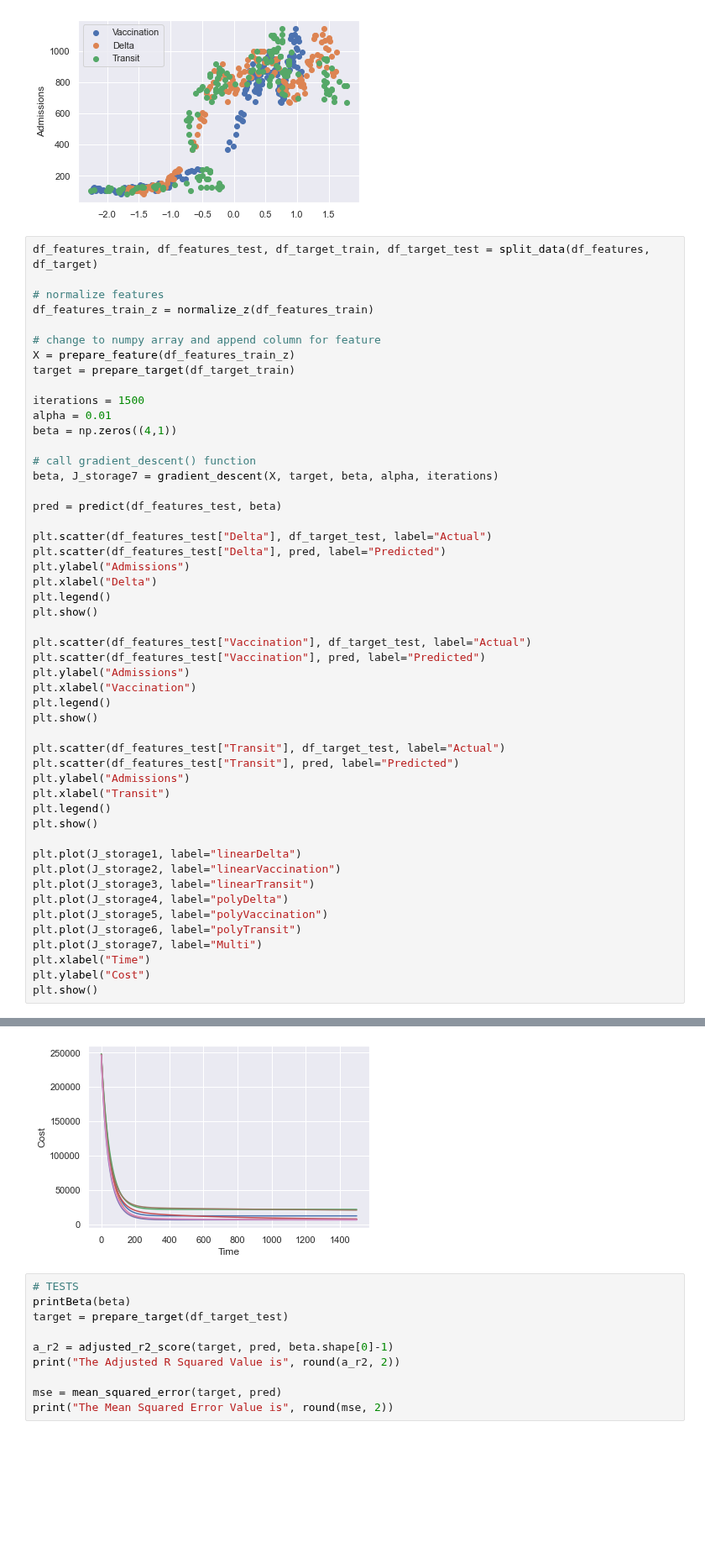
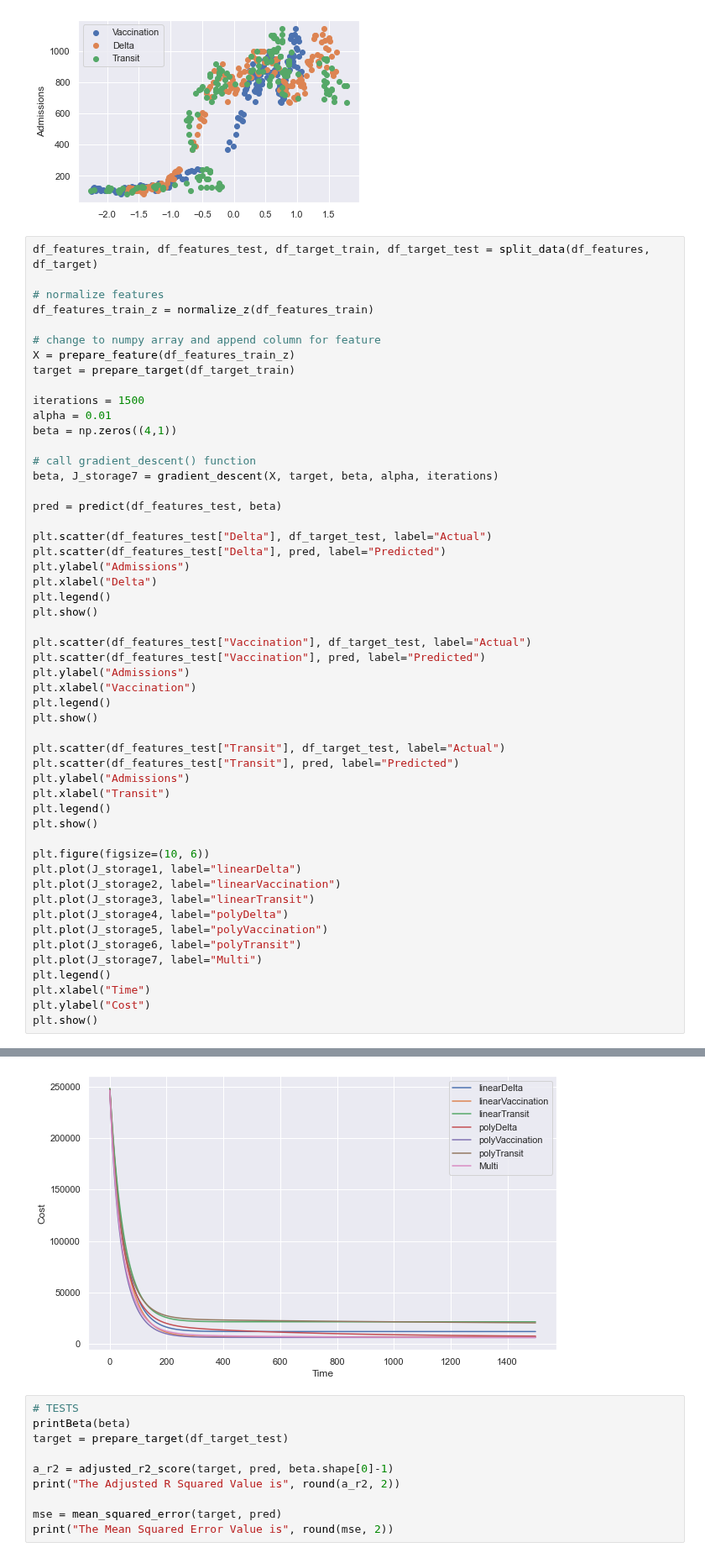
Before and after one commit to clash9529/DDW_Task2, a Jupyter notebook: predict_admission.ipynb, the cells around one changed output, grey strips where cells are left out. Shown at 84% size. Drawn from its saved outputs; the diff is of its cells as text; blank space fills up the shorter version.

```diff
--- a/predict_admission.ipynb
+++ b/predict_admission.ipynb
@@ -701,34 +701,36 @@ plt.legend()
 plt.show()
 
 plt.scatter(df_features_test["Vaccination"], df_target_test, label="Actual")
 plt.scatter(df_features_test["Vaccination"], pred, label="Predicted")
 plt.ylabel("Admissions")
 plt.xlabel("Vaccination")
 plt.legend()
 plt.show()
 
 plt.scatter(df_features_test["Transit"], df_target_test, label="Actual")
 plt.scatter(df_features_test["Transit"], pred, label="Predicted")
 plt.ylabel("Admissions")
 plt.xlabel("Transit")
 plt.legend()
 plt.show()
 
+plt.figure(figsize=(10, 6))
 plt.plot(J_storage1, label="linearDelta")
 plt.plot(J_storage2, label="linearVaccination")
 plt.plot(J_storage3, label="linearTransit")
 plt.plot(J_storage4, label="polyDelta")
 plt.plot(J_storage5, label="polyVaccination")
 plt.plot(J_storage6, label="polyTransit")
 plt.plot(J_storage7, label="Multi")
+plt.legend()
 plt.xlabel("Time")
 plt.ylabel("Cost")
 plt.show()
 # %% [output]
 [figure]
 [figure]
 [figure]
-[figure, old version]
+[figure, new version]
 # %%
 # TESTS
 printBeta(beta)
```
